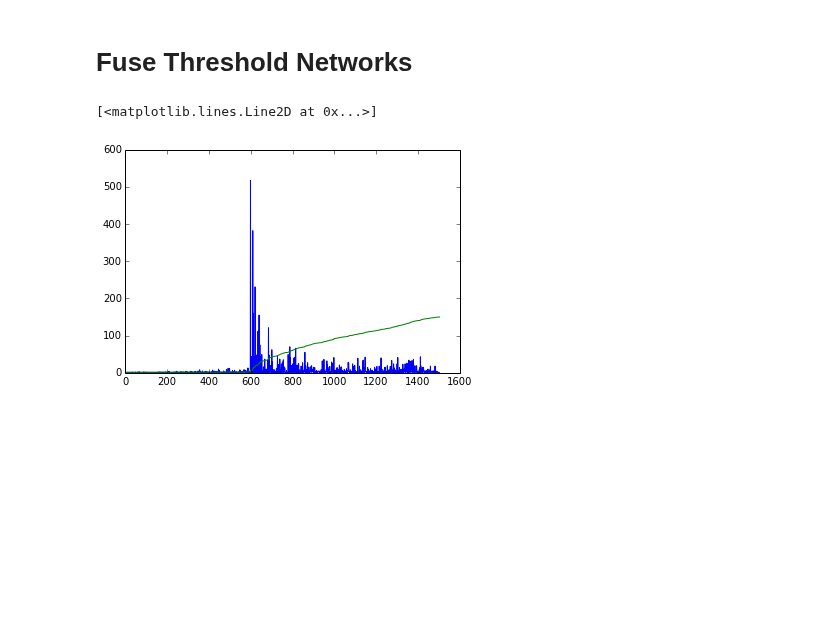
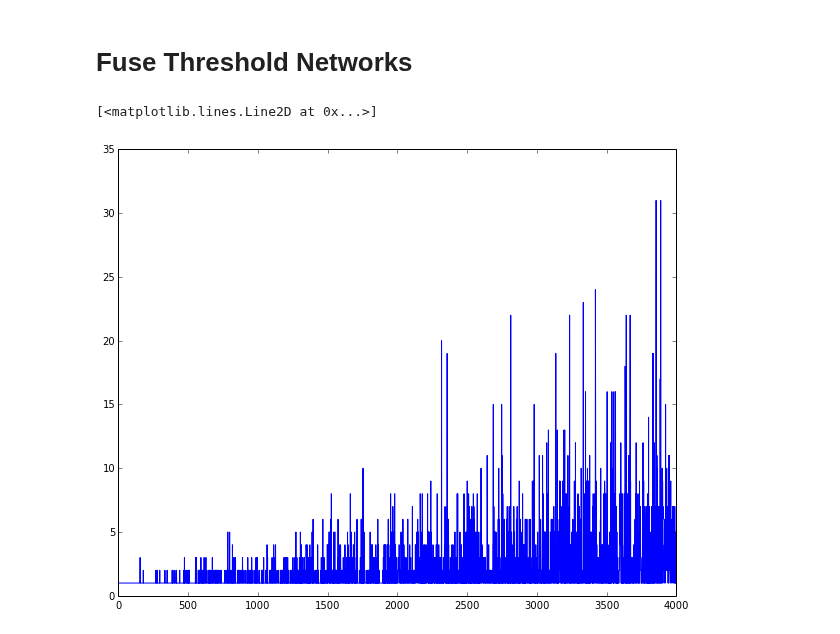
Before and after one commit to forrestsheldon/memNets, a Jupyter notebook: Fuse_Threshold_Network.ipynb, the cells around one changed output. Drawn from its saved outputs; the diff is of its cells as text; code cells hidden in the pictures; blank space fills up the shorter version.

Commit message:
A bit of work on 1d network, and noticing that 2d networks transitions seem to be continuous

```diff
--- a/Fuse_Threshold_Network.ipynb
+++ b/Fuse_Threshold_Network.ipynb
@@ -102,7 +102,7 @@ I_threshold = sparse.lil_matrix(G.shape, dtype='float')
 I_threshold[r, c] = np.random.uniform(low=1e-5, high=1000, size=r.size)
 I_threshold = I_threshold + I_threshold.T
 
-test = FuseThresholdNetwork(G, external_voltages, I_threshold)
+test = FuseThresholdNetwork(G, external_voltages, I_threshold, G_OFF=1, G_ON=2)
 # %%
 test.solve_voltages('spsolve')
 test.calculate_currents()
@@ -121,10 +121,9 @@ while counter < total_memristors:
     counter += sum(event_list[-1])
     conductivities.append(test.conductivity())
 # %%
-fig, ax = plt.subplots()
+fig, ax = plt.subplots(figsize=(10, 8))
 
 ax.plot([sum(i) for i in event_list ])
-ax.plot(conductivities / np.max(conductivities) * 150)
 # %% [output]
 [<matplotlib.lines.Line2D at 0x...>]
-[figure, old version]
+[figure, new version]
```
Also changed, not shown: parts of 19 cells of this notebook, 2 other files.
